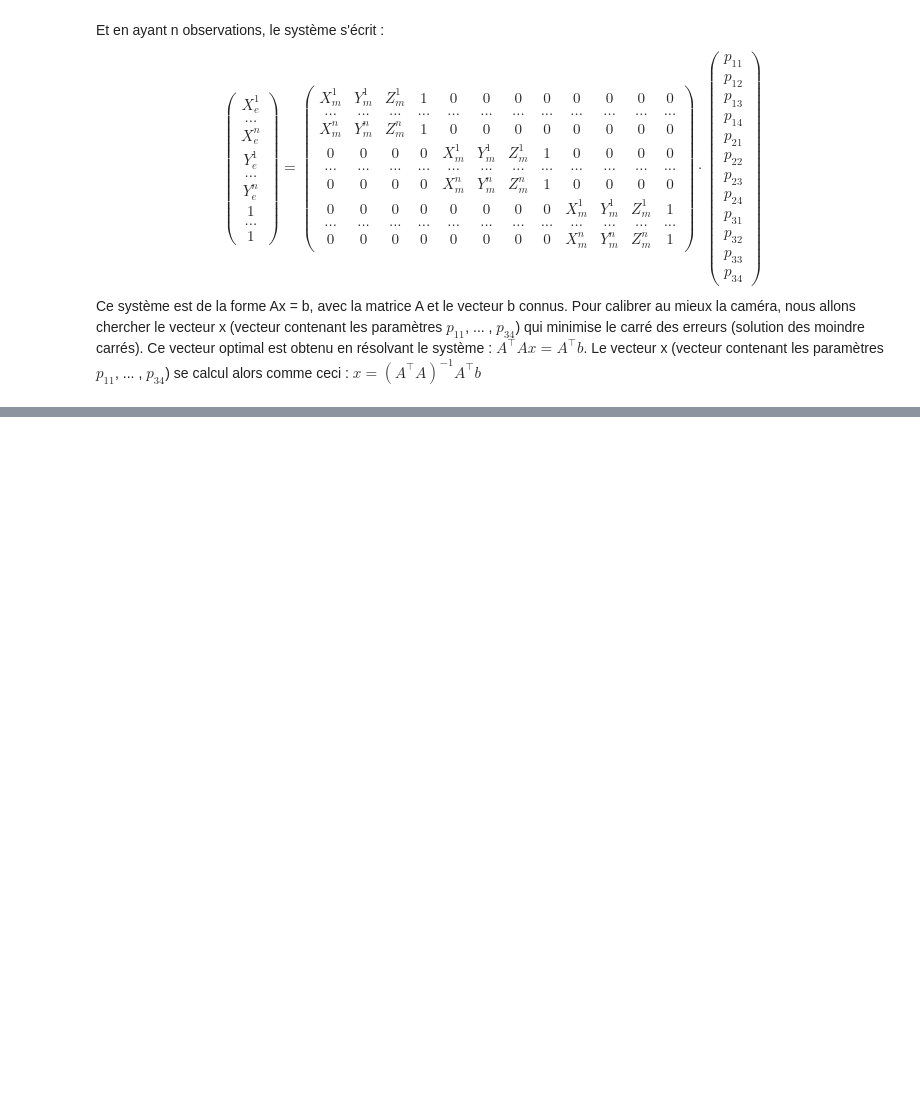
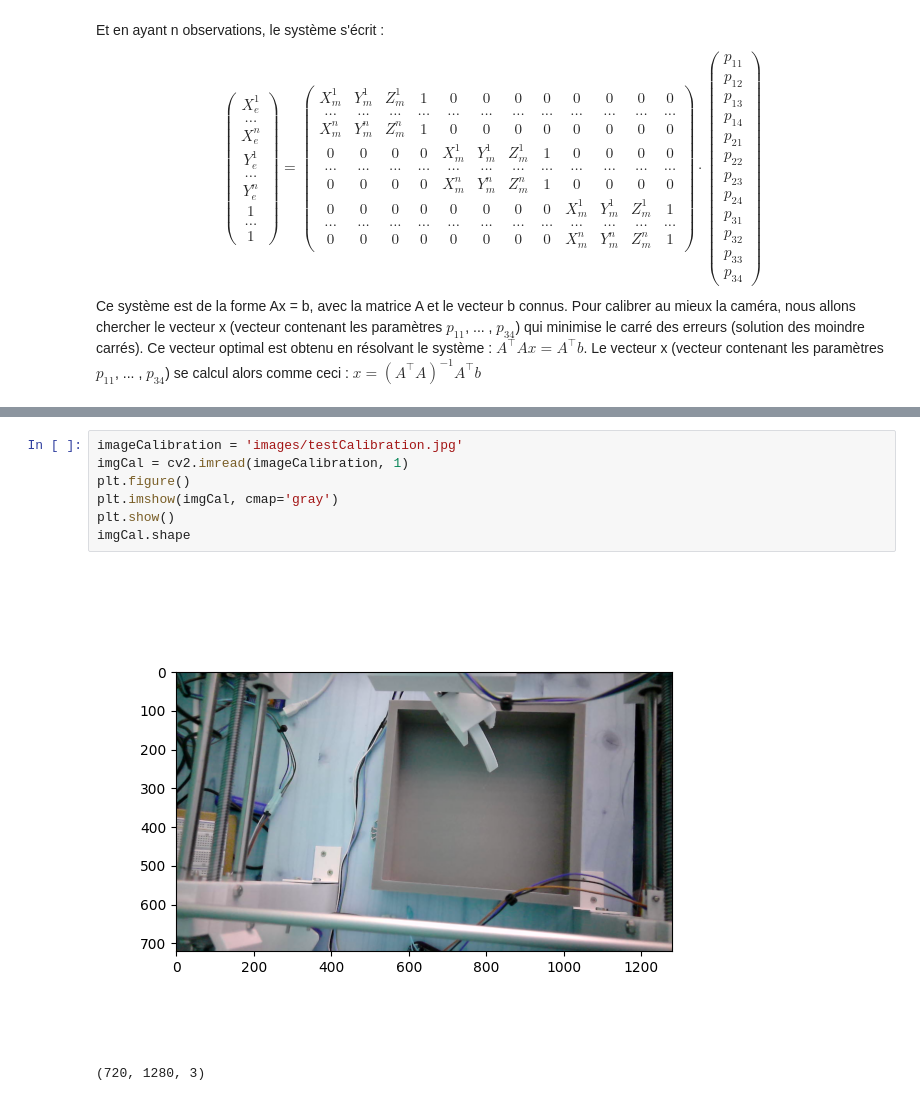
Before and after one commit to EliasGajo/Machine_sauce_tomate, a Jupyter notebook: raspberry/machineSauceTomate.ipynb, the cells around one changed output, grey strips where cells are left out. Drawn from its saved outputs; the diff is of its cells as text; blank space fills up the shorter version.

```diff
--- a/raspberry/machineSauceTomate.ipynb
+++ b/raspberry/machineSauceTomate.ipynb
@@ -178,0 +199,10 @@ print(P)
+# %%
+imageCalibration = 'images/testCalibration.jpg'
+imgCal = cv2.imread(imageCalibration, 1)
+plt.figure()
+plt.imshow(imgCal, cmap='gray')
+plt.show()
+imgCal.shape
+# %% [output]
+[figure, added]
+(720, 1280, 3)
```
Also changed, not shown: parts of 15 cells of this notebook, 3 other files.
